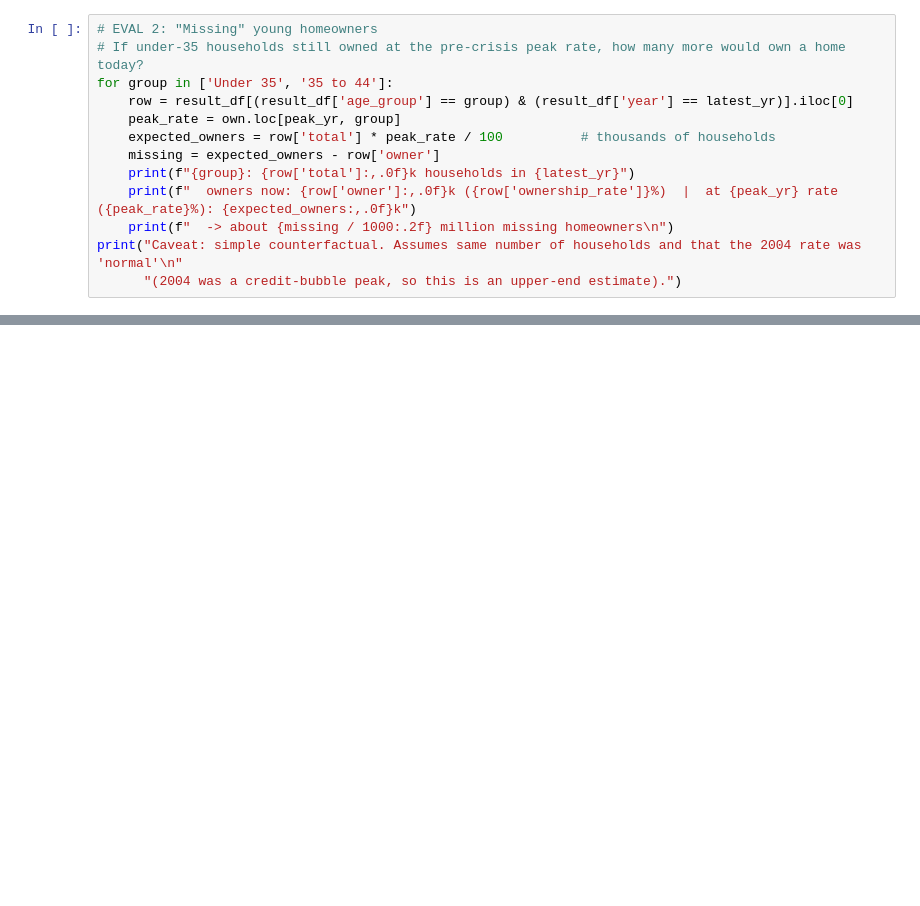
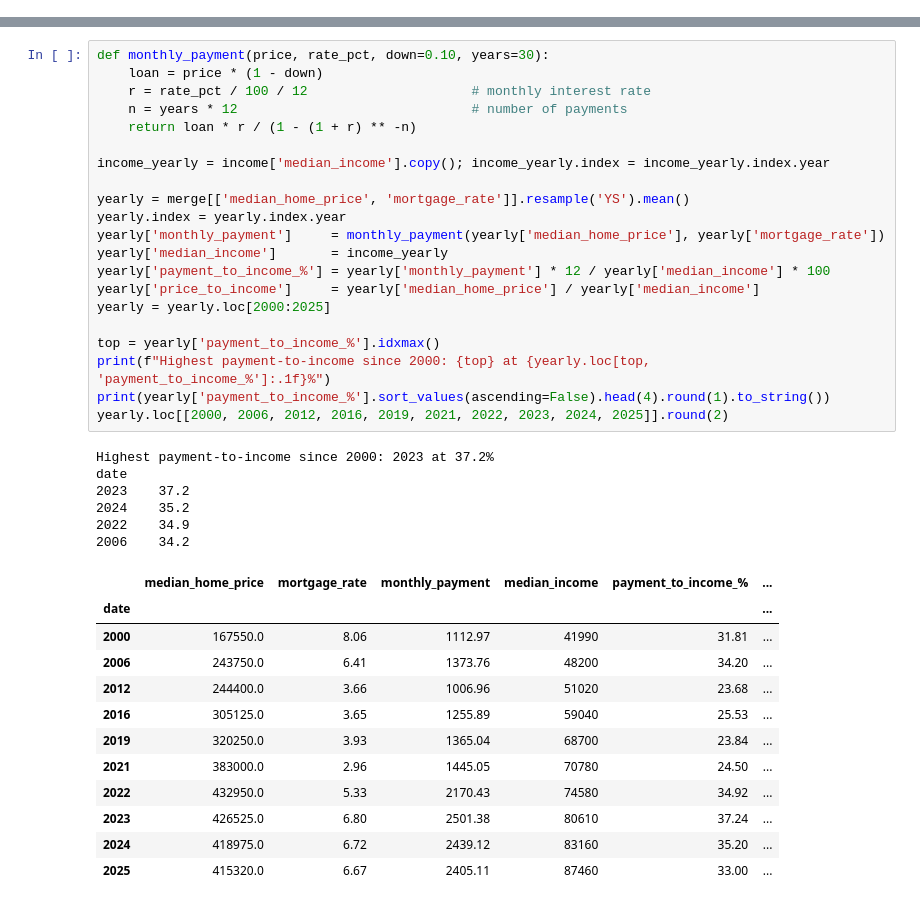
Before and after one commit to Latherine/us-housing-affordability-crisis, a Jupyter notebook: validate.ipynb, the cells around one changed output, grey strips where cells are left out. Saved outputs shown, nothing was run; the diff lists cells and outputs as text; blank space fills up the shorter version.

```diff
--- a/validate.ipynb
+++ b/validate.ipynb
@@ -519,13 +0,0 @@ Total increase: $1,056/month (+73%)
-# %%
-# EVAL 2: "Missing" young homeowners
-# If under-35 households still owned at the pre-crisis peak rate, how many more would own a home today?
-for group in ['Under 35', '35 to 44']:
-    row = result_df[(result_df['age_group'] == group) & (result_df['year'] == latest_yr)].iloc[0]
-    peak_rate = own.loc[peak_yr, group]
-    expected_owners = row['total'] * peak_rate / 100          # thousands of households
-    missing = expected_owners - row['owner']
-    print(f"{group}: {row['total']:,.0f}k households in {latest_yr}")
-    print(f"  owners now: {row['owner']:,.0f}k ({row['ownership_rate']}%)  |  at {peak_yr} rate ({peak_rate}%): {expected_owners:,.0f}k")
-    print(f"  -> about {missing / 1000:.2f} million missing homeowners\n")
-print("Caveat: simple counterfactual. Assumes same number of households and that the 2004 rate was 'normal'\n"
-      "(2004 was a credit-bubble peak, so this is an upper-end estimate).")
@@ -601,0 +209,40 @@ state_home_values.csv         51 rows
+# %%
+def monthly_payment(price, rate_pct, down=0.10, years=30):
+    loan = price * (1 - down)
+    r = rate_pct / 100 / 12                     # monthly interest rate
+    n = years * 12                              # number of payments
+    return loan * r / (1 - (1 + r) ** -n)
+
+income_yearly = income['median_income'].copy(); income_yearly.index = income_yearly.index.year
+
+yearly = merge[['median_home_price', 'mortgage_rate']].resample('YS').mean()
+yearly.index = yearly.index.year
+yearly['monthly_payment']     = monthly_payment(yearly['median_home_price'], yearly['mortgage_rate'])
+yearly['median_income']       = income_yearly
+yearly['payment_to_income_%'] = yearly['monthly_payment'] * 12 / yearly['median_income'] * 100
+yearly['price_to_income']     = yearly['median_home_price'] / yearly['median_income']
+yearly = yearly.loc[2000:2025]
+
+top = yearly['payment_to_income_%'].idxmax()
+print(f"Highest payment-to-income since 2000: {top} at {yearly.loc[top, 'payment_to_income_%']:.1f}%")
+print(yearly['payment_to_income_%'].sort_values(ascending=False).head(4).round(1).to_string())
+yearly.loc[[2000, 2006, 2012, 2016, 2019, 2021, 2022, 2023, 2024, 2025]].round(2)
+# %% [output]
+Highest payment-to-income since 2000: 2023 at 37.2%
+date
+2023    37.2
+2024    35.2
+2022    34.9
+2006    34.2
+|  | median_home_price | mortgage_rate | monthly_payment | median_income | payment_to_income_% | ... |
+| date |  |  |  |  |  | ... |
+| 2000 | 167550.0 | 8.06 | 1112.97 | 41990 | 31.81 | ... |
+| 2006 | 243750.0 | 6.41 | 1373.76 | 48200 | 34.20 | ... |
+| 2012 | 244400.0 | 3.66 | 1006.96 | 51020 | 23.68 | ... |
+| 2016 | 305125.0 | 3.65 | 1255.89 | 59040 | 25.53 | ... |
+| 2019 | 320250.0 | 3.93 | 1365.04 | 68700 | 23.84 | ... |
+| 2021 | 383000.0 | 2.96 | 1445.05 | 70780 | 24.50 | ... |
+| 2022 | 432950.0 | 5.33 | 2170.43 | 74580 | 34.92 | ... |
+| 2023 | 426525.0 | 6.80 | 2501.38 | 80610 | 37.24 | ... |
+| 2024 | 418975.0 | 6.72 | 2439.12 | 83160 | 35.20 | ... |
+| 2025 | 415320.0 | 6.67 | 2405.11 | 87460 | 33.00 | ... |
```
Also changed, not shown: parts of 52 cells of this notebook, 17 other files.
